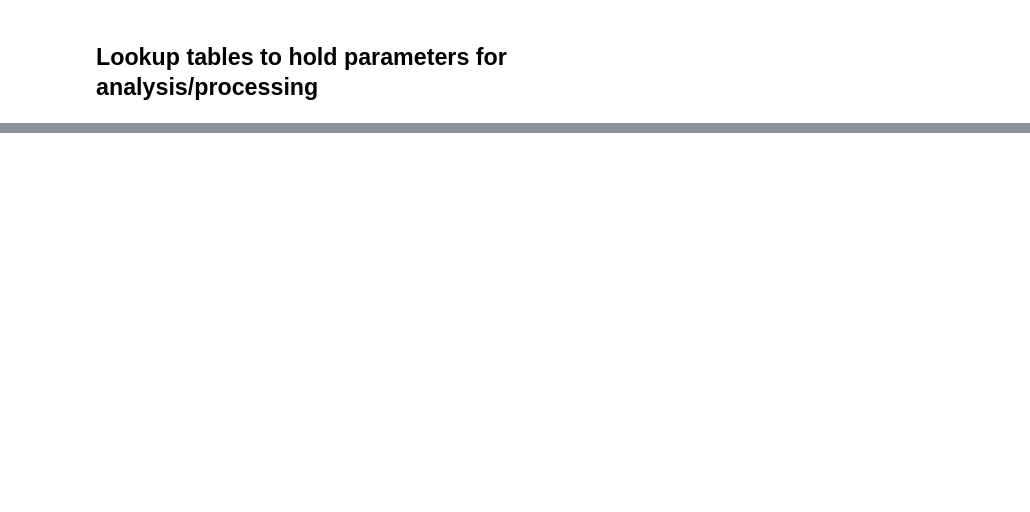
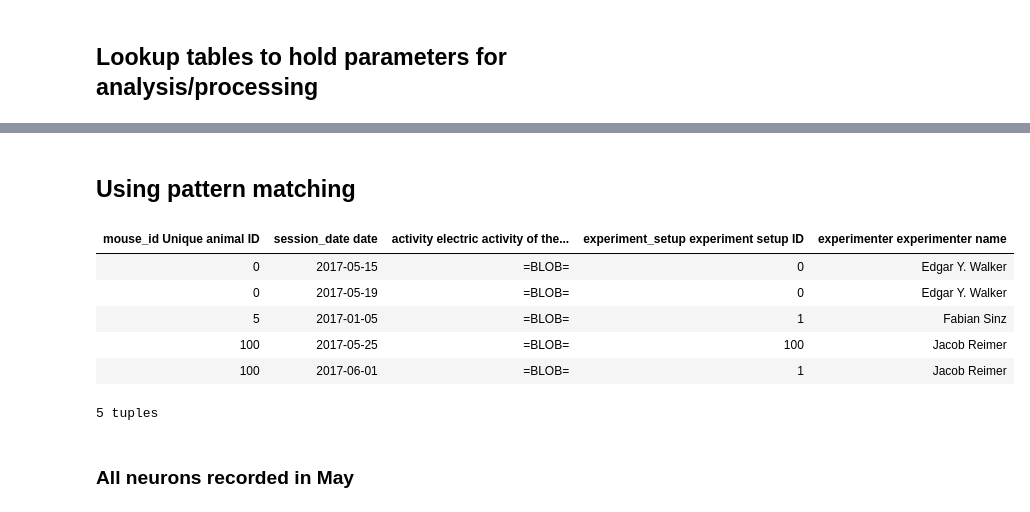
Before and after one commit to datajoint/neuronex_workshop_2018, a Jupyter notebook: 03-Design Patterns and Advanced Queries.ipynb, the cells around one changed output, grey strips where cells are left out. Saved outputs shown, nothing was run; the diff lists cells and outputs as text; code cells hidden in the pictures; blank space fills up the shorter version.

```diff
--- a/03-Design Patterns and Advanced Queries.ipynb
+++ b/03-Design Patterns and Advanced Queries.ipynb
@@ -51,0 +239,14 @@ Give me all scans for which we also recorded running data
+# %% [markdown]
+## Using pattern matching
+# %%
+Neuron * Session
+# %% [output]
+| mouse_id Unique animal ID | session_date date | activity electric activity of the... | experiment_setup experiment setup ID | experimenter experimenter name |
+| 0 | 2017-05-15 | =BLOB= | 0 | Edgar Y. Walker |
+| 0 | 2017-05-19 | =BLOB= | 0 | Edgar Y. Walker |
+| 5 | 2017-01-05 | =BLOB= | 1 | Fabian Sinz |
+| 100 | 2017-05-25 | =BLOB= | 100 | Jacob Reimer |
+| 100 | 2017-06-01 | =BLOB= | 1 | Jacob Reimer |
+5 tuples
+# %% [markdown]
+### All neurons recorded in May
```
Also changed, not shown: parts of 62 cells of this notebook, 3 other files.
